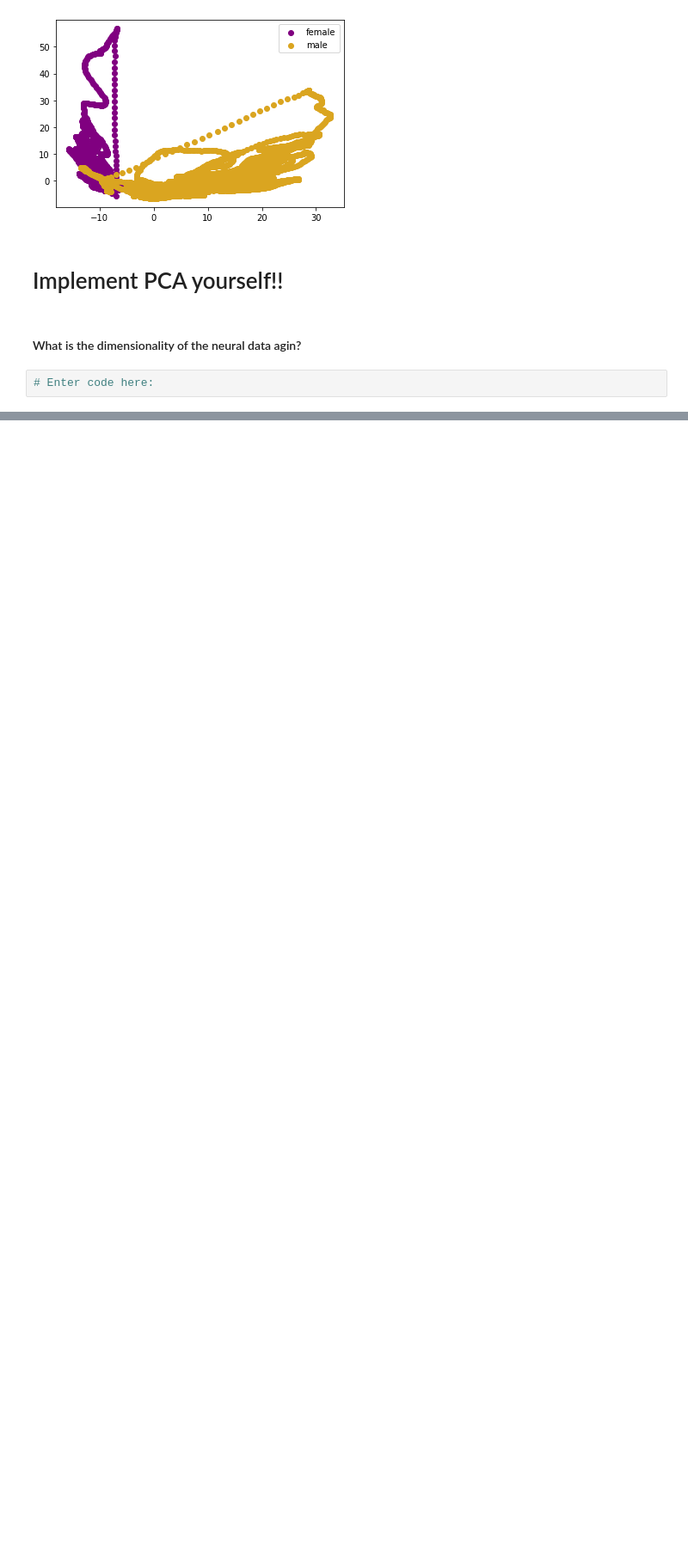
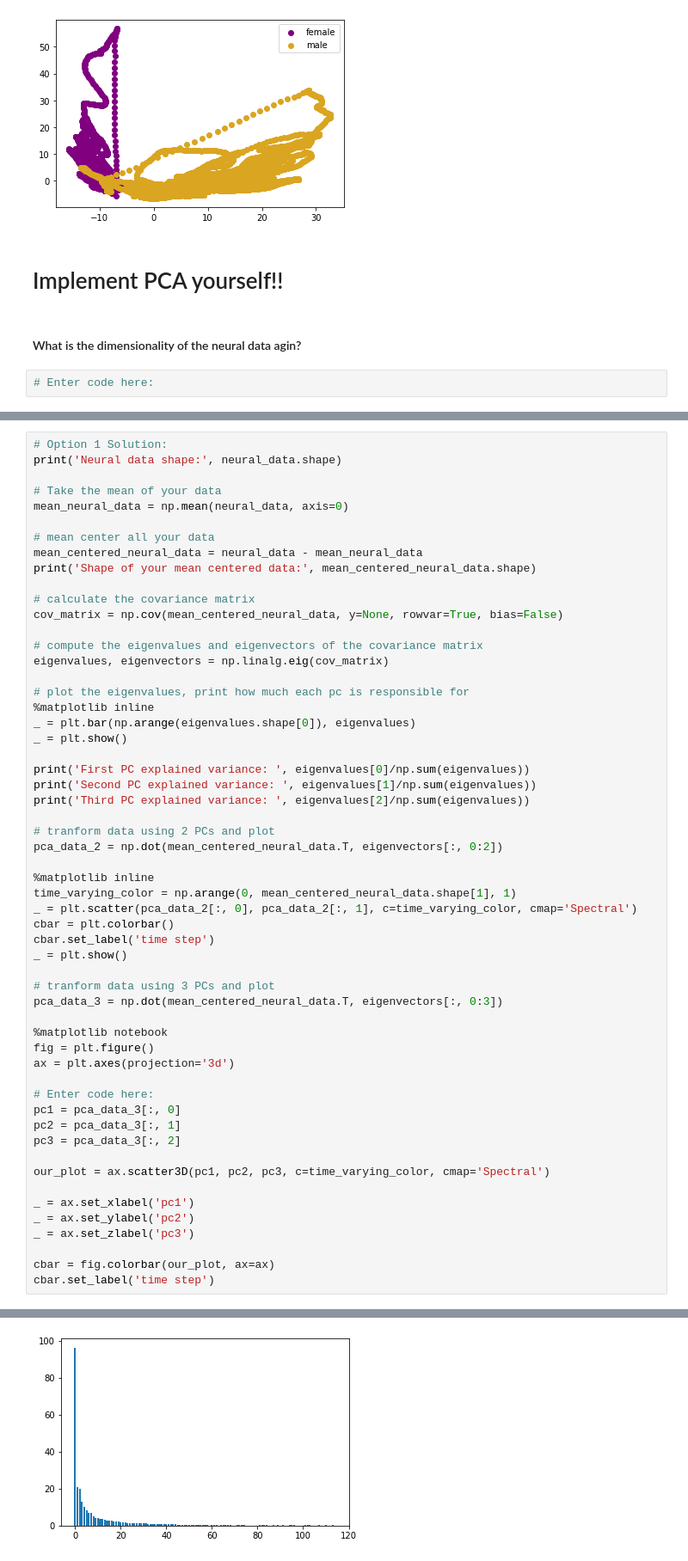
Before and after one commit to SaberaTalukder/Chen_Institute_DataSAI_for_Neuroscience, a Jupyter notebook: 07_05_22_day1_overview/code/diy_notebooks/dimensionality_reduction.ipynb, the cells around one changed output, grey strips where cells are left out. Shown at 86% size. Saved outputs shown, nothing was run; the diff lists cells and outputs as text; blank space fills up the shorter version.

Commit message:
adding changes for both the day1 and day 4 notebooks

```diff
--- a/07_05_22_day1_overview/code/diy_notebooks/dimensionality_reduction.ipynb
+++ b/07_05_22_day1_overview/code/diy_notebooks/dimensionality_reduction.ipynb
@@ -561,0 +538,57 @@ print(U.shape, S.shape, Vt.shape)
+# %%
+# Option 1 Solution:
+print('Neural data shape:', neural_data.shape)
+
+# Take the mean of your data
+mean_neural_data = np.mean(neural_data, axis=0)
+
+# mean center all your data
+mean_centered_neural_data = neural_data - mean_neural_data
+print('Shape of your mean centered data:', mean_centered_neural_data.shape)
+
+# calculate the covariance matrix
+cov_matrix = np.cov(mean_centered_neural_data, y=None, rowvar=True, bias=False)
+
+# compute the eigenvalues and eigenvectors of the covariance matrix
+eigenvalues, eigenvectors = np.linalg.eig(cov_matrix)
+
+# plot the eigenvalues, print how much each pc is responsible for
+%matplotlib inline
+_ = plt.bar(np.arange(eigenvalues.shape[0]), eigenvalues)
+_ = plt.show()
+
+print('First PC explained variance: ', eigenvalues[0]/np.sum(eigenvalues))
+print('Second PC explained variance: ', eigenvalues[1]/np.sum(eigenvalues))
+print('Third PC explained variance: ', eigenvalues[2]/np.sum(eigenvalues))
+
+# tranform data using 2 PCs and plot
+pca_data_2 = np.dot(mean_centered_neural_data.T, eigenvectors[:, 0:2])
+
+%matplotlib inline
+time_varying_color = np.arange(0, mean_centered_neural_data.shape[1], 1)
+_ = plt.scatter(pca_data_2[:, 0], pca_data_2[:, 1], c=time_varying_color, cmap='Spectral')
+cbar = plt.colorbar()
+cbar.set_label('time step')
+_ = plt.show()
+
+# tranform data using 3 PCs and plot
+pca_data_3 = np.dot(mean_centered_neural_data.T, eigenvectors[:, 0:3])
+
+%matplotlib notebook
+fig = plt.figure()
+ax = plt.axes(projection='3d')
+
+# Enter code here:
+pc1 = pca_data_3[:, 0]
+pc2 = pca_data_3[:, 1]
+pc3 = pca_data_3[:, 2]
+
+our_plot = ax.scatter3D(pc1, pc2, pc3, c=time_varying_color, cmap='Spectral')
+
+_ = ax.set_xlabel('pc1')
+_ = ax.set_ylabel('pc2')
+_ = ax.set_zlabel('pc3')
+
+cbar = fig.colorbar(our_plot, ax=ax)
+cbar.set_label('time step')
+# %% [output]
@@ -561,0 +597 @@ print(U.shape, S.shape, Vt.shape)
+[figure, added]
```
Also changed, not shown: parts of 17 cells of this notebook, 1 other file.
